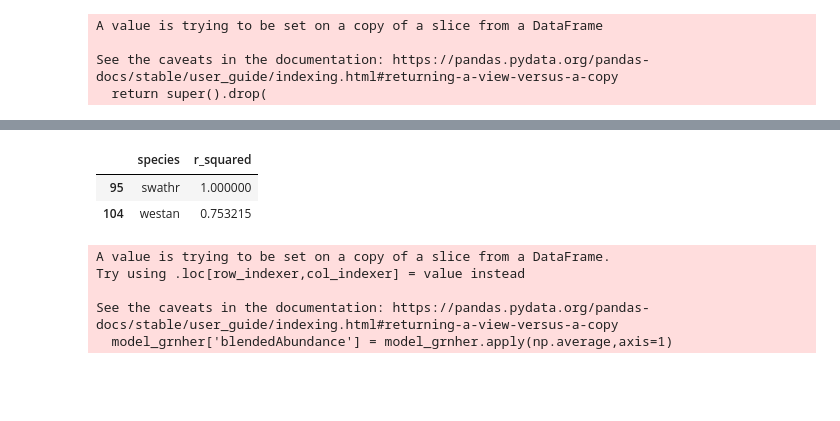
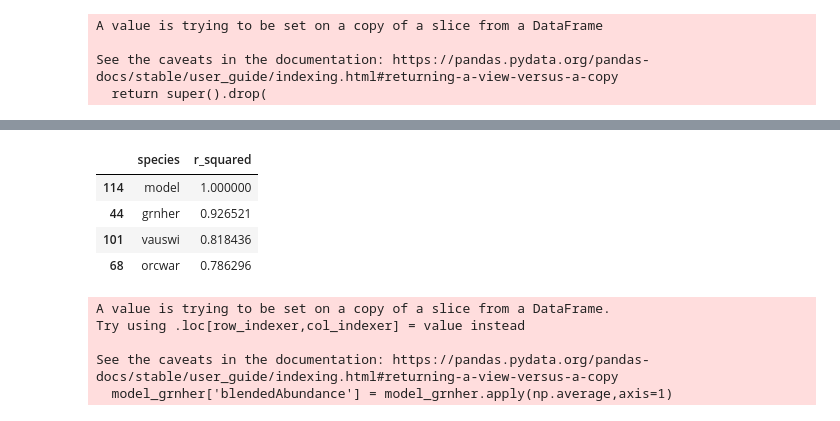
Before and after one commit to Tanag3r/trailheadDirect_birds, a Jupyter notebook: trailheadHabitat_analysis.ipynb, the cells around one changed output, grey strips where cells are left out. Cells and saved outputs as stored; diff of their text form; code cells hidden in the pictures; blank space fills up the shorter version.

```diff
--- a/trailheadHabitat_analysis.ipynb
+++ b/trailheadHabitat_analysis.ipynb
@@ -33,6 +33,7 @@ def stopQualityMask(speciesCode: str,closestStop: str):
         raise maskExc
     return coeficients['frq']
 # %%
+##TODO #88 change normalization method for relative abundance to studentized t-test
 def weeklyAbundance():
     cnx = connectDB()
     try:
@@ -42,15 +43,16 @@ def weeklyAbundance():
         ObsDataset['howMany'] = ObsDataset['howMany'].fillna(1)
     #group up data
         ObsDataset = ObsDataset.groupby(['speciesCode','StopName','locId','obsDt_week'])['howMany'].mean().reset_index()
-        maxCount = ObsDataset.groupby(['speciesCode'])['howMany'].max()
+        #maxCount = ObsDataset.groupby(['speciesCode'])['howMany'].max()
+        avgCount = ObsDataset.groupby(['speciesCode'])['howMany'].mean()
     #calculations
-        ObsDataset['relativeAbundance'] = ObsDataset.apply(lambda x: (x.howMany/(maxCount[x.speciesCode])),axis=1)  #baseline
+        ObsDataset['relativeAbundance'] = ObsDataset.apply(lambda x: (x.howMany/(avgCount[x.speciesCode])),axis=1)  #baseline
         ObsDataset['relativeAbundance'] = ObsDataset.apply(lambda f: stopQualityMask(f.speciesCode,f.StopName)*f.relativeAbundance,axis=1)  #apply frequency mask
         maxAbd = ObsDataset.groupby(['speciesCode'])['relativeAbundance'].max() #max abundance value by species
         minAbd = ObsDataset.groupby(['speciesCode'])['relativeAbundance'].min()   #min abundance value by species
         ObsDataset['relativeAbundance'] = ObsDataset.apply(lambda n: ((n.relativeAbundance-minAbd[n.speciesCode])/(maxAbd[n.speciesCode]-minAbd[n.speciesCode])),axis=1)  #min-max normalize
     #mask back in sightings of single birds seen once in a week
-        ObsDataset['singletonMask']= ObsDataset.apply(lambda s: (maxAbd[s.speciesCode] == maxAbd[s.speciesCode]) and (s.howMany == maxCount[s.speciesCode]),axis=1)
+        ObsDataset['singletonMask']= ObsDataset.apply(lambda s: (maxAbd[s.speciesCode] == maxAbd[s.speciesCode]) and (s.howMany == avgCount[s.speciesCode]),axis=1)
         ObsDataset.loc[ObsDataset['singletonMask'] == True,'relativeAbundance'] = 1
         ObsDataset.sort_values(by=['speciesCode','obsDt_week'],ascending=True,inplace=True)
     #apply absence smoothing mask
@@ -181,7 +184,7 @@ for speciesCode in speciesKeys.itertuples():
 results = pd.concat(helpList,axis=1)
 results = results.fillna(value=0,axis=0)
 #results = results.fillna(method='ffill',axis=0)
-results.head(10)
+results['model'] = results[['grnher','vauswi','orcwar']].apply(np.average,axis=1)
 
 ##goal output for this function is a dictionary:
 #goals = ({'leadSpecies':'pasfly','method':'polynomial','order':3,'explains':[{'btywar':-1.059640118399928},{'rufhum':-0.04706819541929441},{'warvir':0.4480046324671728}]})
@@ -202,14 +191,16 @@ results.head(10)
 # %%
-fit = [(species,r2_score(results.swathr,results[species])) for species in list(results)]
+fit = [(species,r2_score(results.model,results[species])) for species in list(results)]
 fit_df = pd.DataFrame(np.array(fit),columns=['species','r_squared'])
 fit_df.sort_values(by='r_squared',ascending=False,inplace=True)
 fit_df['r_squared'] = fit_df['r_squared'].astype('float64')
 fit_df = fit_df[fit_df['r_squared'] > 0.65]
 fit_df
 # %% [output]
 |  | species | r_squared |
-| 95 | swathr | 1.000000 |
-| 104 | westan | 0.753215 |
+| 114 | model | 1.000000 |
+| 44 | grnher | 0.926521 |
+| 101 | vauswi | 0.818436 |
+| 68 | orcwar | 0.786296 |
 # %%
 model_grnher = results[['grnher','vauswi','orcwar']]
 model_grnher['blendedAbundance'] = model_grnher.apply(np.average,axis=1)
```
Also changed, not shown: parts of 3 cells of this notebook.
